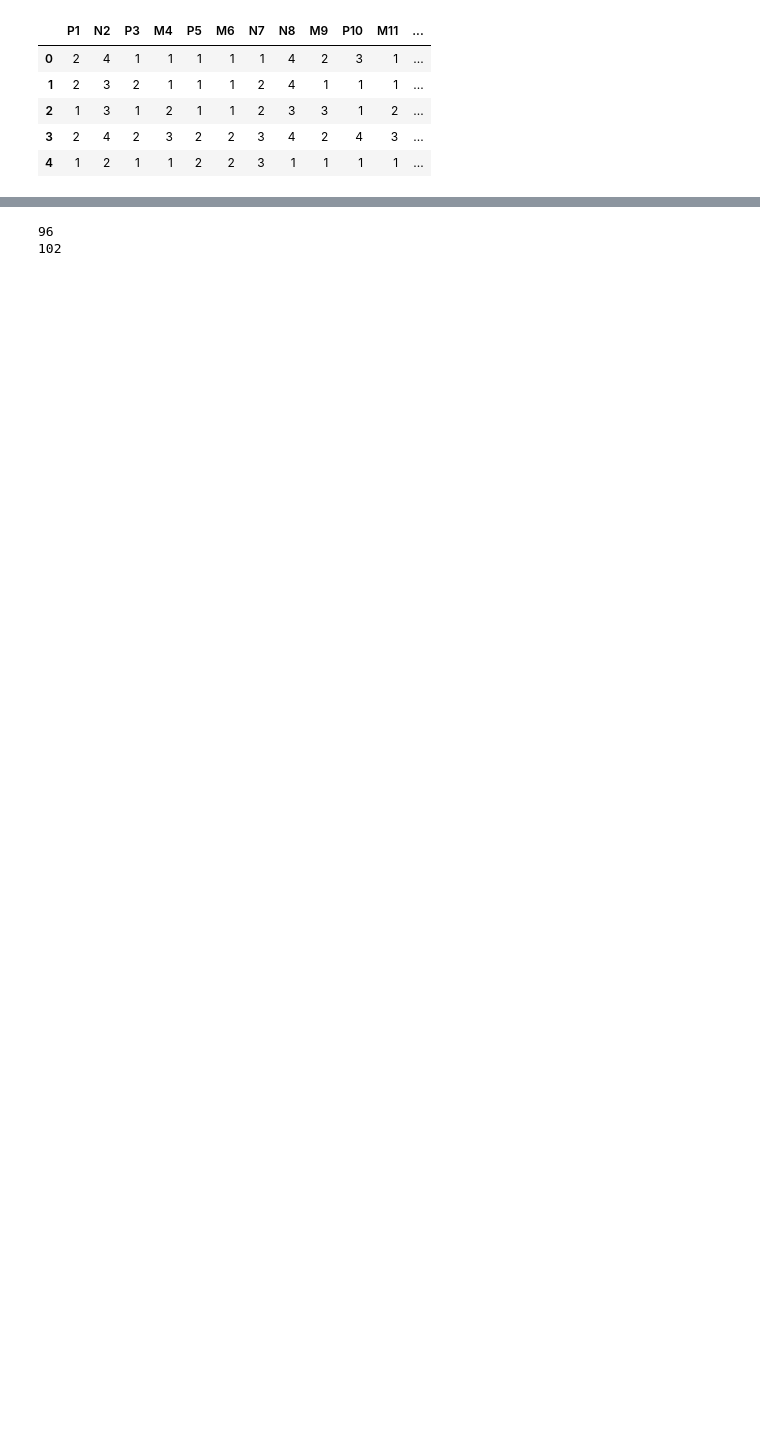
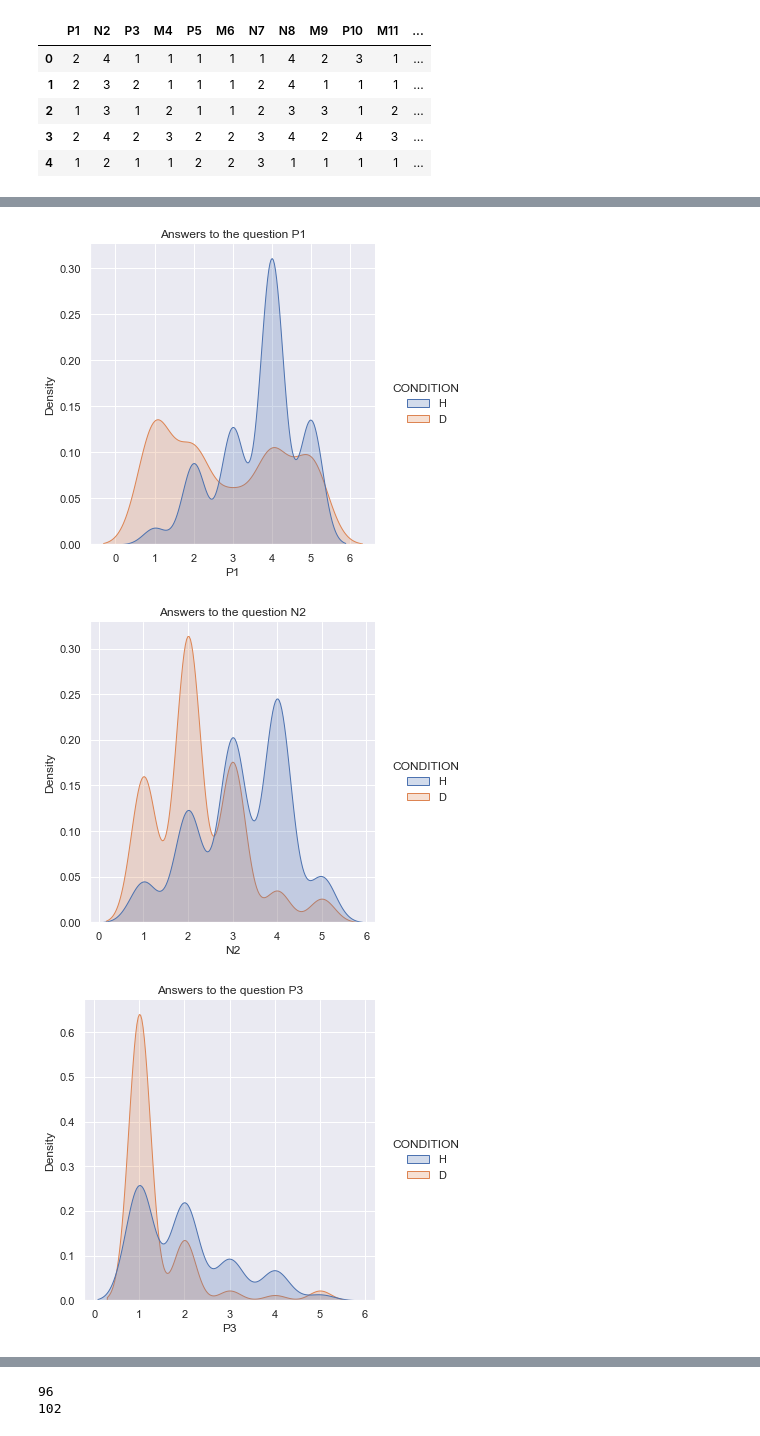
Before and after one commit to noran9/cbsd, a Jupyter notebook: preprocessing_and_accuracy.ipynb, the cells around one changed output, grey strips where cells are left out. Cells and saved outputs as stored; diff of their text form; code cells hidden in the pictures; blank space fills up the shorter version.

```diff
--- a/preprocessing_and_accuracy.ipynb
+++ b/preprocessing_and_accuracy.ipynb
@@ -65,0 +94,9 @@ The is_first_col function was deprecated in Matplotlib 3.4 and will be removed t
+# %%
+for elem in df:
+  if elem != 'CONDITION':
+    # or kde=True
+    sns.displot(df, x=elem, hue="CONDITION", kind="kde", fill=True).set(title='Answers to the question {}'.format(elem))
+# %% [output]
+[figure, added]
+[figure, added]
+[figure, added]
```
Also changed, not shown: parts of 19 cells of this notebook.
